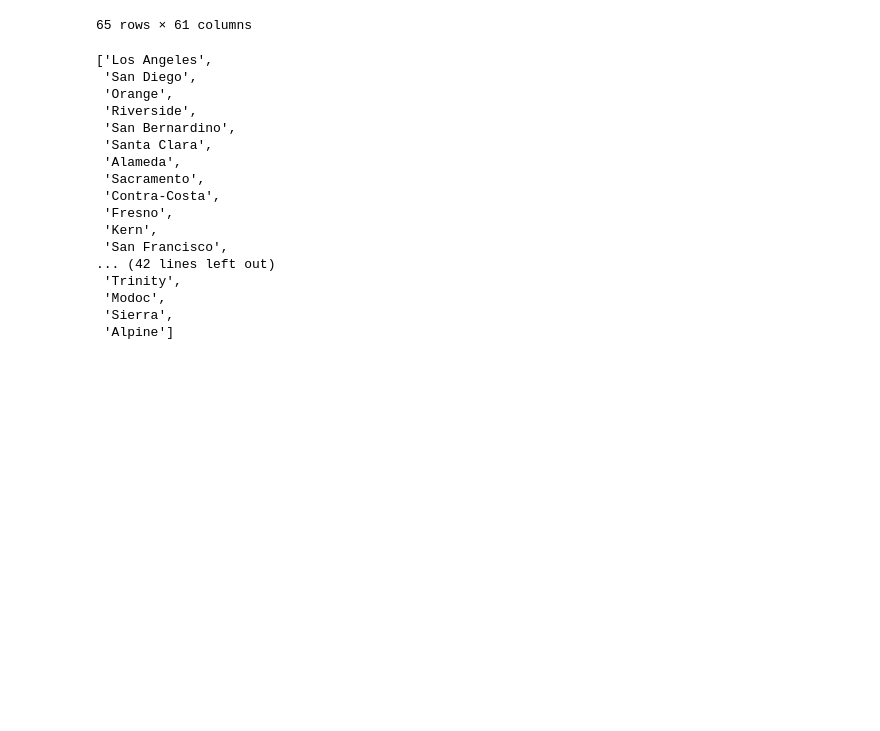
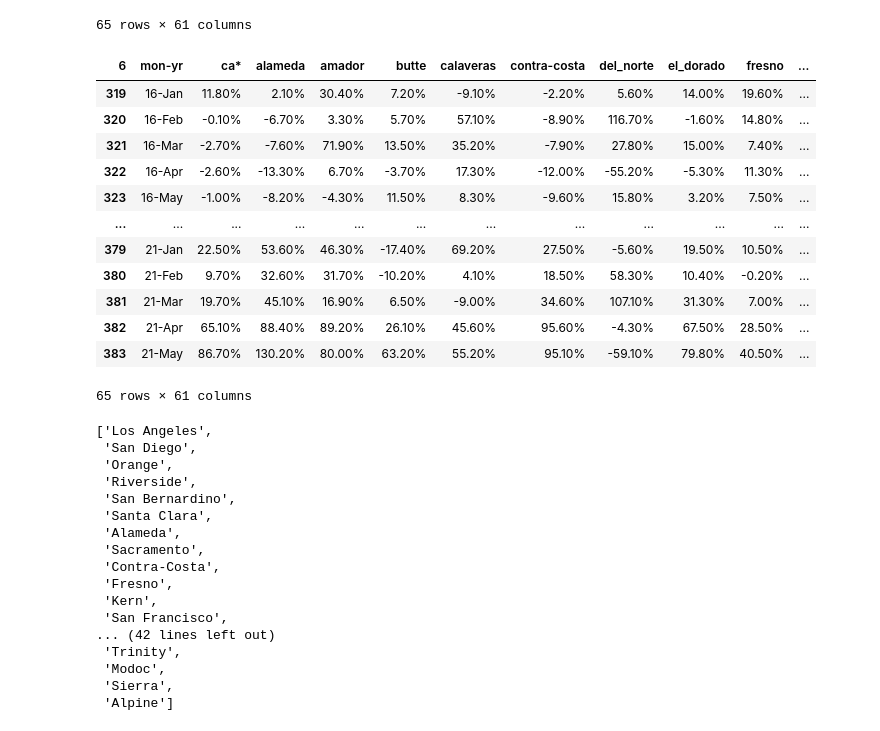
Before and after one commit to sustainedtang/project2ucd, a Jupyter notebook: data_cleanup.ipynb, the cells around one changed output. Saved outputs shown, nothing was run; the diff lists cells and outputs as text; code cells hidden in the pictures; blank space fills up the shorter version.

```diff
--- a/data_cleanup.ipynb
+++ b/data_cleanup.ipynb
@@ -82,6 +115,44 @@ percent_change_df.reset_index(drop=True)
 | 63 | 21-Apr | 65.10% | 88.40% | 89.20% | 26.10% | 45.60% | 95.60% | -4.30% | 67.50% | 28.50% | ... |
 | 64 | 21-May | 86.70% | 130.20% | 80.00% | 63.20% | 55.20% | 95.10% | -59.10% | 79.80% | 40.50% | ... |
 65 rows × 61 columns
+# %%
+percent_df_transformed = percent_change_df.rename(columns={'Del Norte':'del_norte',
+                                                              'El Dorado':'el_dorado',
+                                                             'Los Angeles':'los_angeles',
+                                                             'LA Metro':'la_metro',
+                                                             'Central Coast':'central_coast',
+                                                             'Central Valley':'central_valley',
+                                                             'Far North':'far_north',
+                                                             'Inland Empire':'inland_empire',
+                                                              'San Benito':'san_benito',
+                                                              'San Bernardino':'san_bernadino',
+                                                              'San Diego':'san_diego',
+                                                              'San Francisco':'san_francisco',
+                                                              'San Joaquin':'san_joaquin',
+                                                              'San Luis Obispo':'san_luis_obispo',
+                                                              'San Mateo':'san_mateo',
+                                                              'Santa Barbara':'santa_barbara',
+                                                              'Santa Clara':'santa_clara',
+                                                              'Santa Cruz':'santa_cruz',
+                                                              'SF Bay Area':'sf_bay_area'})
+
+percent_df_transformed.columns = percent_df_transformed.columns.str.lower()
+
+percent_df_transformed
+# %% [output]
+| 6 | mon-yr | ca* | alameda | amador | butte | calaveras | contra-costa | del_norte | el_dorado | fresno | ... |
+| 319 | 16-Jan | 11.80% | 2.10% | 30.40% | 7.20% | -9.10% | -2.20% | 5.60% | 14.00% | 19.60% | ... |
+| 320 | 16-Feb | -0.10% | -6.70% | 3.30% | 5.70% | 57.10% | -8.90% | 116.70% | -1.60% | 14.80% | ... |
+| 321 | 16-Mar | -2.70% | -7.60% | 71.90% | 13.50% | 35.20% | -7.90% | 27.80% | 15.00% | 7.40% | ... |
+| 322 | 16-Apr | -2.60% | -13.30% | 6.70% | -3.70% | 17.30% | -12.00% | -55.20% | -5.30% | 11.30% | ... |
+| 323 | 16-May | -1.00% | -8.20% | -4.30% | 11.50% | 8.30% | -9.60% | 15.80% | 3.20% | 7.50% | ... |
+| ... | ... | ... | ... | ... | ... | ... | ... | ... | ... | ... | ... |
+| 379 | 21-Jan | 22.50% | 53.60% | 46.30% | -17.40% | 69.20% | 27.50% | -5.60% | 19.50% | 10.50% | ... |
+| 380 | 21-Feb | 9.70% | 32.60% | 31.70% | -10.20% | 4.10% | 18.50% | 58.30% | 10.40% | -0.20% | ... |
+| 381 | 21-Mar | 19.70% | 45.10% | 16.90% | 6.50% | -9.00% | 34.60% | 107.10% | 31.30% | 7.00% | ... |
+| 382 | 21-Apr | 65.10% | 88.40% | 89.20% | 26.10% | 45.60% | 95.60% | -4.30% | 67.50% | 28.50% | ... |
+| 383 | 21-May | 86.70% | 130.20% | 80.00% | 63.20% | 55.20% | 95.10% | -59.10% | 79.80% | 40.50% | ... |
+65 rows × 61 columns
 # %%
 county_df = pd.read_csv(counties_file)
 county_df = county_df.loc[county_df['state_id'] == 'CA']
```
Also changed, not shown: parts of 6 cells of this notebook, 2 other files.
